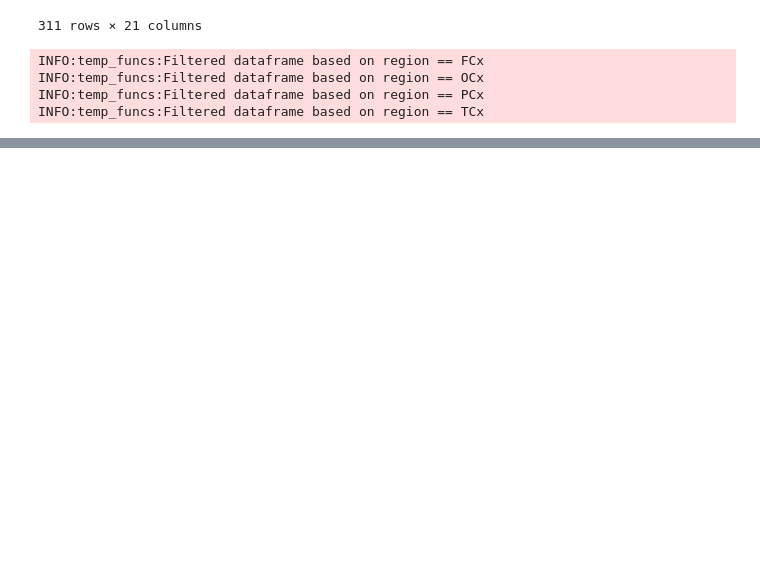
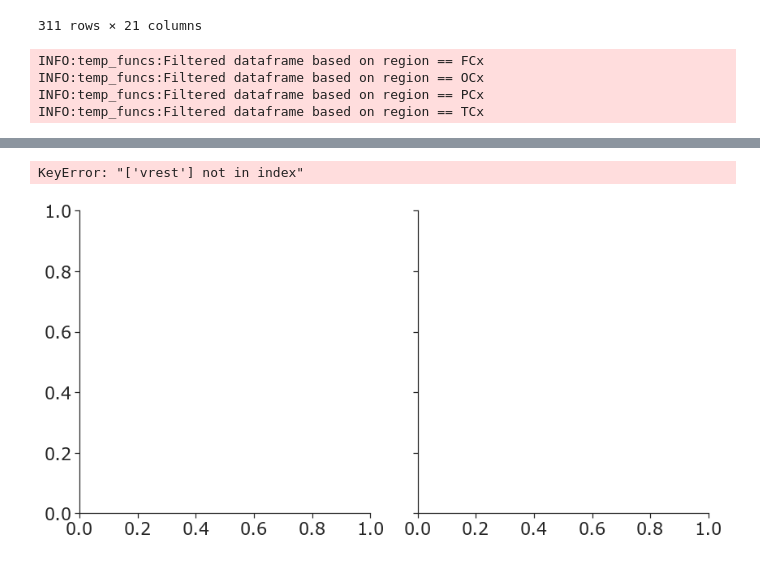
Before and after one commit to ramr24/Personal, a Jupyter notebook: human_l4_project/human_l4_ephys.ipynb, the cells around one changed output, grey strips where cells are left out. Cells and saved outputs as stored; diff of their text form; code cells hidden in the pictures; blank space fills up the shorter version.

```diff
--- a/human_l4_project/human_l4_ephys.ipynb
+++ b/human_l4_project/human_l4_ephys.ipynb
@@ -175,0 +202,8 @@ ax = sns.barplot(x="region", y="proportion", data=piv_df, order=["FCx", "OCx", "
+# %%
+g = sns.FacetGrid(data=merged, col="broad_class_label", height=6, aspect=1)
+g = g.map(sns.violinplot, "region", "vrest", order=["FCx", "TCx"], palette=region_colors)
+g.set_titles("{col_name}")
+#g.fig.subplots_adjust(wspace=0.05, hspace=0.1)
+# %% [output]
+KeyError: "['vrest'] not in index"
+[figure, added]
```
Also changed, not shown: parts of 22 cells of this notebook, 1 other file.
